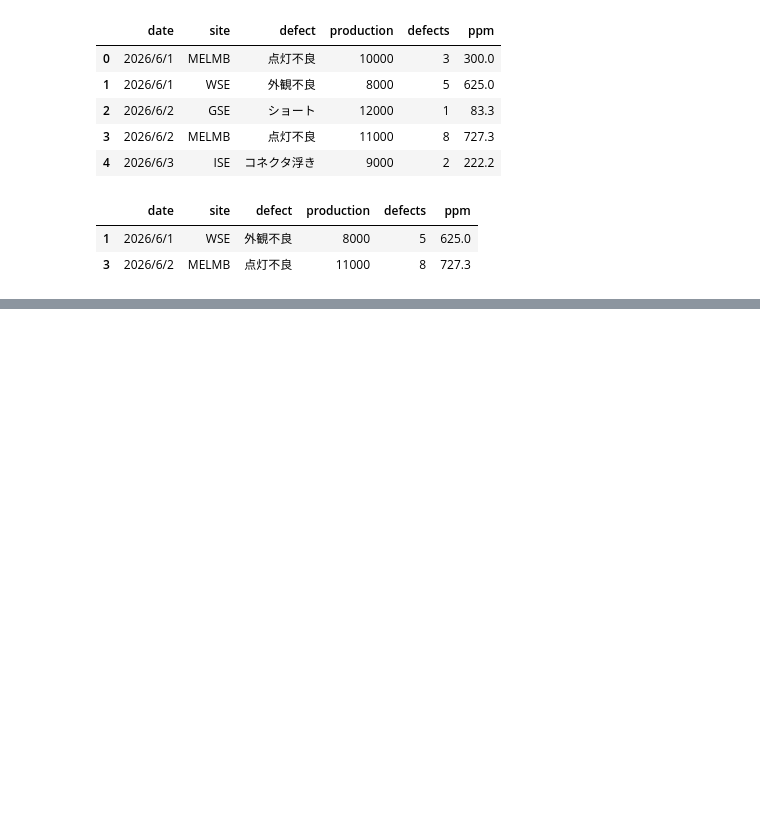
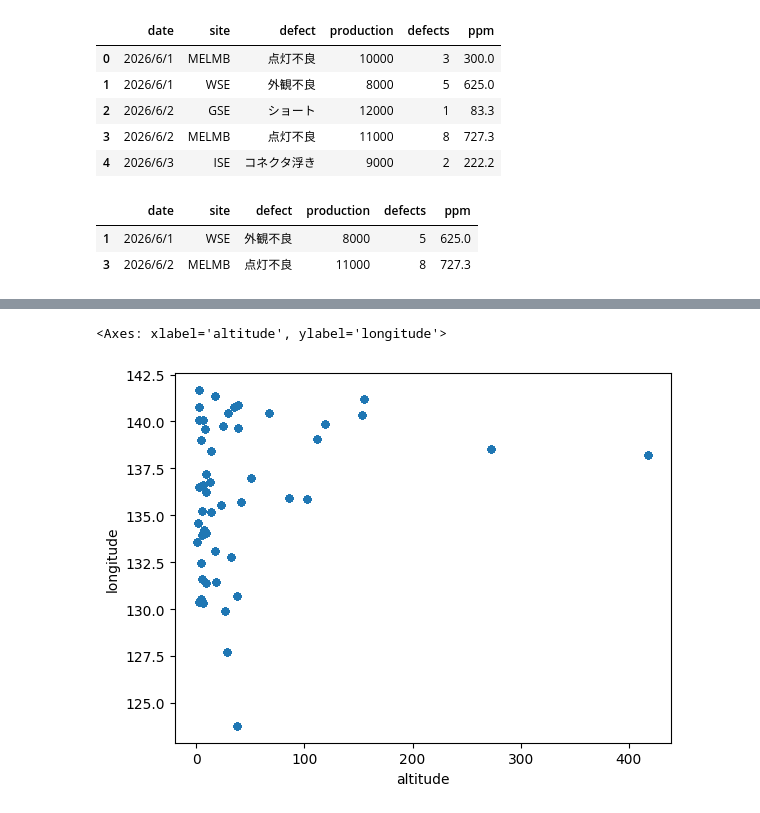
Before and after one commit to kjfarm1225/pyq_practice, a Jupyter notebook: 193_2_preprocessing/practice_193_2_1_join_by_index.ipynb, the cells around one changed output, grey strips where cells are left out. Cells and saved outputs as stored; diff of their text form; code cells hidden in the pictures; blank space fills up the shorter version.

```diff
--- a/193_2_preprocessing/practice_193_2_1_join_by_index.ipynb
+++ b/193_2_preprocessing/practice_193_2_1_join_by_index.ipynb
@@ -219,0 +248,5 @@ df_target
+# %%
+df.plot.scatter("altitude", "longitude")
+# %% [output]
+<Axes: xlabel='altitude', ylabel='longitude'>
+[figure, added]
```
Also changed, not shown: parts of 4 cells of this notebook.
